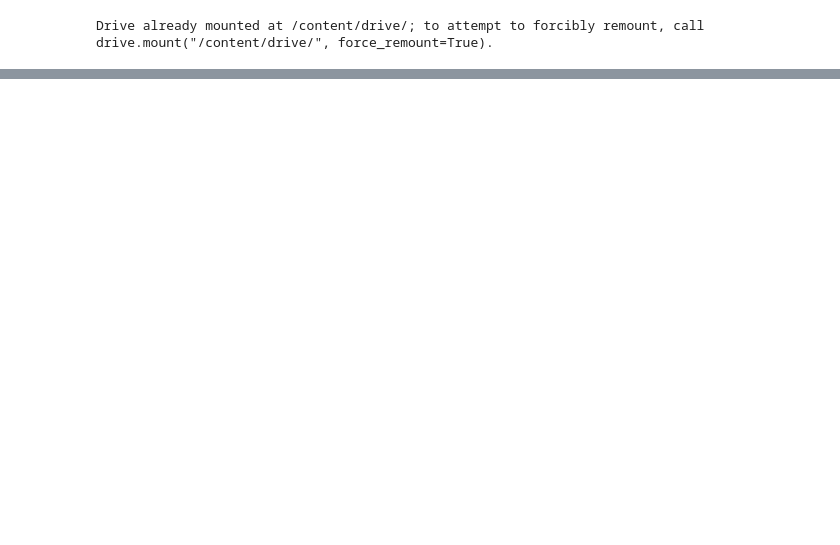
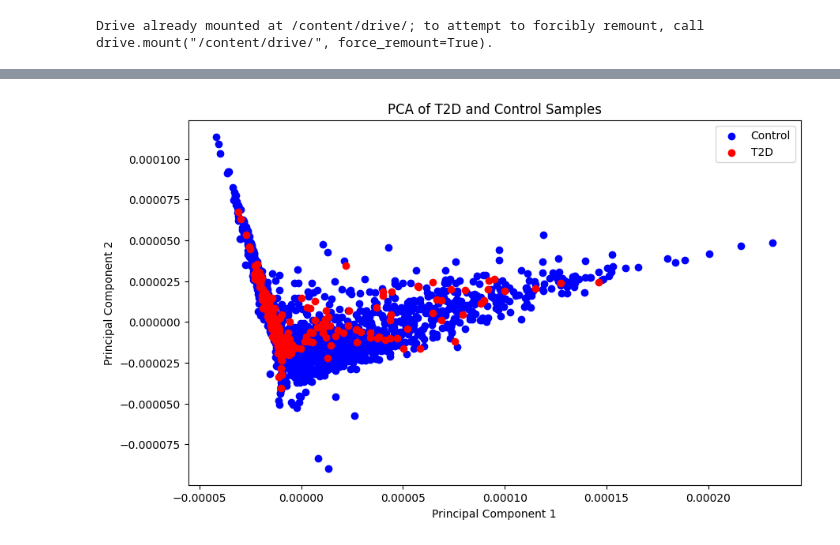
Before and after one commit to CloudD233/microbiome, a Jupyter notebook: msp.ipynb, the cells around one changed output, grey strips where cells are left out. Saved outputs shown, nothing was run; the diff lists cells and outputs as text; code cells hidden in the pictures; blank space fills up the shorter version.

```diff
--- a/msp.ipynb
+++ b/msp.ipynb
@@ -95,0 +100,24 @@ plt.show()
+# %%
+# PCA # Combine T2D and Control data for PCA
+combined_data = pd.concat([control_data_filtered, t2d_data_filtered], axis=1)
+
+# Apply PCA
+pca = PCA(n_components=2)
+principal_components = pca.fit_transform(combined_data.T)
+
+# Create a DataFrame for the PCA results
+pca_df = pd.DataFrame(data=principal_components, columns=['PC1', 'PC2'])
+pca_df['Group'] = ['Control'] * len(control_samples) + ['T2D'] * len(t2d_samples)
+
+# Plotting
+plt.figure(figsize=(10, 6))
+for label, color in zip(pca_df['Group'].unique(), ['blue', 'red']):
+    condition = pca_df['Group'] == label
+    plt.scatter(pca_df.loc[condition, 'PC1'], pca_df.loc[condition, 'PC2'], c=color, label=label)
+plt.title('PCA of T2D and Control Samples')
+plt.xlabel('Principal Component 1')
+plt.ylabel('Principal Component 2')
+plt.legend()
+plt.show()
+# %% [output]
+[figure, added]
```
Also changed, not shown: parts of 10 cells of this notebook.
